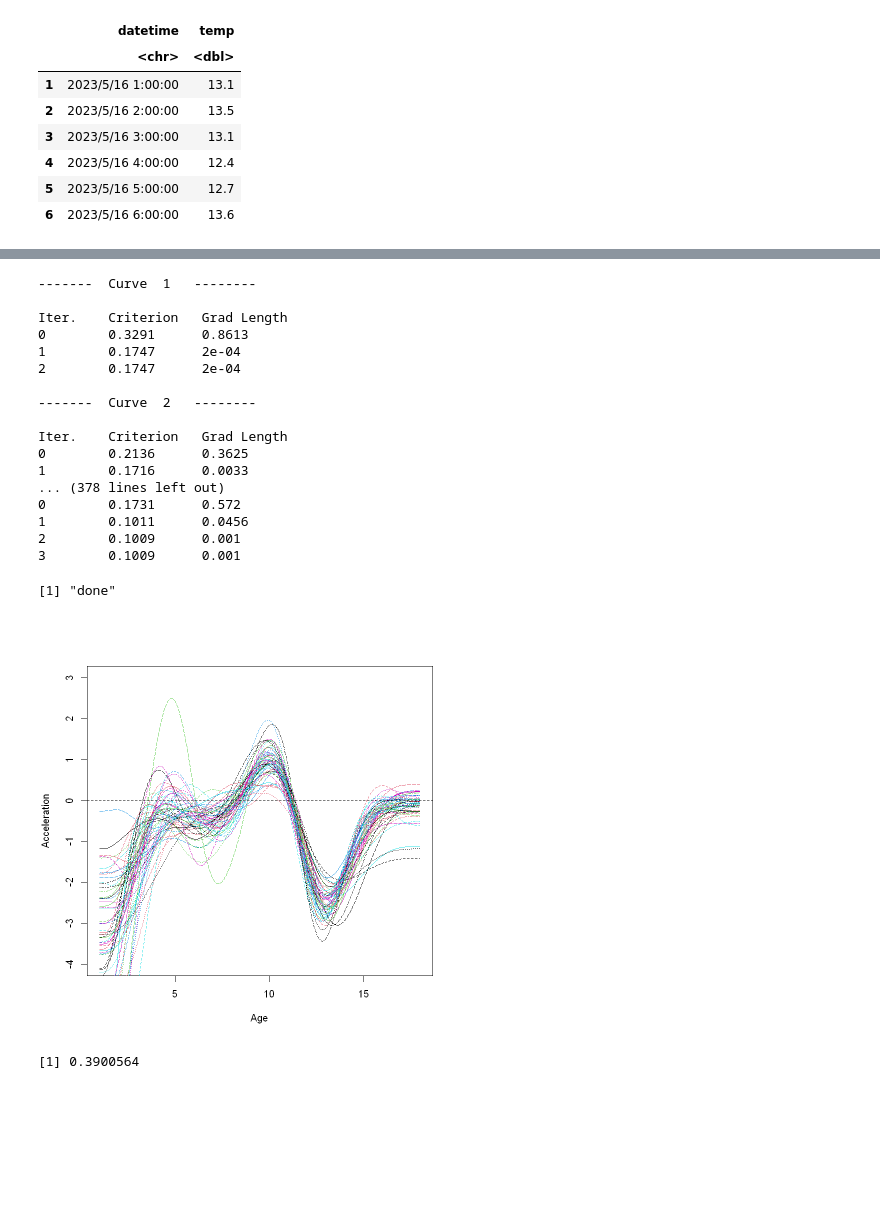
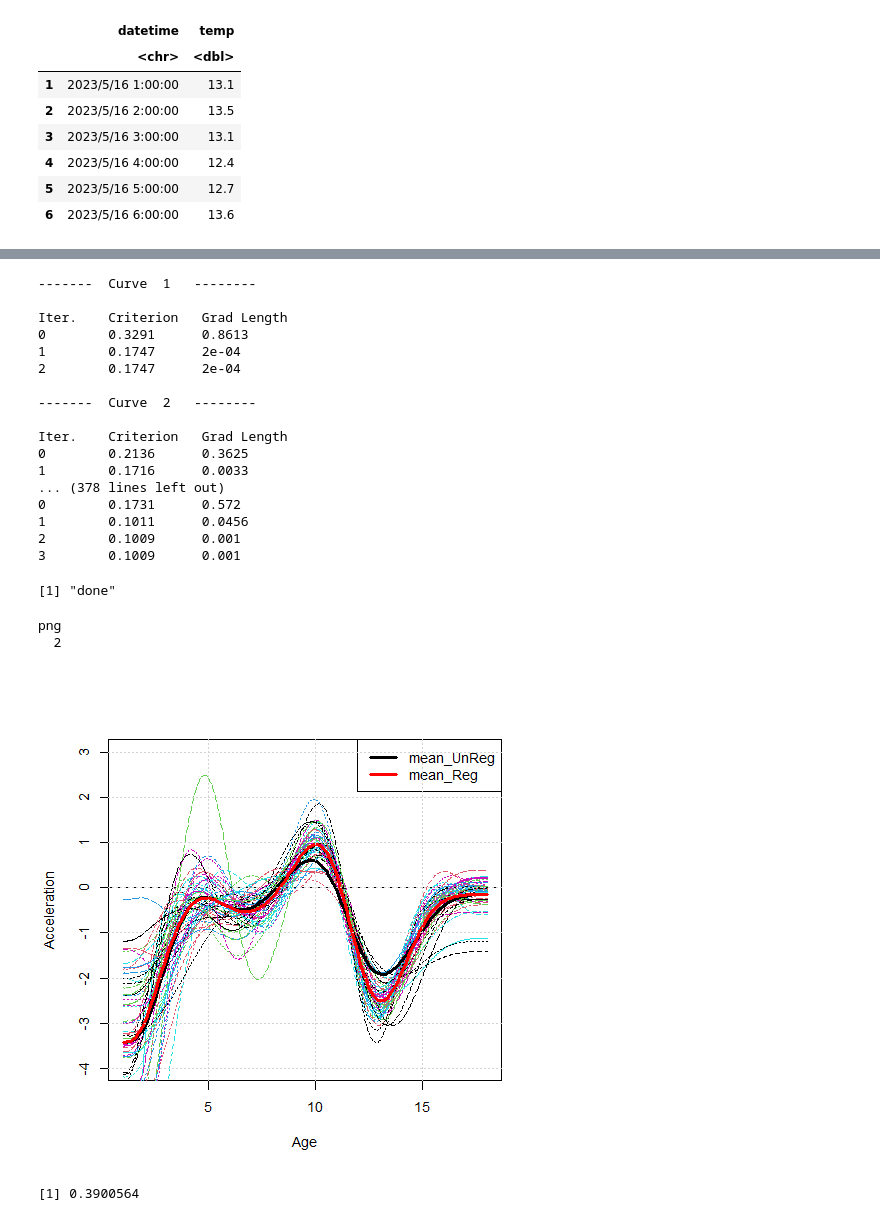
Before and after one commit to KeNtaMiyata/Piotr_FunctionalDataAnalysis, a Jupyter notebook: ch2/ch2.ipynb, the cells around one changed output, grey strips where cells are left out. Cells and saved outputs as stored; diff of their text form; code cells hidden in the pictures; blank space fills up the shorter version.

```diff
--- a/ch2/ch2.ipynb
+++ b/ch2/ch2.ipynb
@@ -45,0 +77,8 @@ library(IRdisplay)
+# %%
+deriv_observed = matrix(0, nrow = 1, ncol = length(matern_iid)-1)
+
+for (i in 1:length(matern_iid)-1){
+    a = matern_iid[i+1] - matern_iid[i]
+    deriv = a / 0.01
+    deriv_observed[i]=deriv
+}
@@ -352,7 +579,18 @@ plot(heightSmooth, lwd=2, xlab="age", ylab="height (cm)")
 # %%
 accelUnreg = deriv.fd(heightSmooth$fd, 2)
-plot(accelUnreg[,1], lwd=2, xlab="Age", ylab="Acceleration", ylim=c(-4,2))
-mean.accelUnreg = mean(accelUnreg)
-lines(mean.accelUnreg, lwd=4, col="black")
+mean_accelUnreg = mean.fd(accelUnreg)
+
+pngname=paste0("./images/232_growth_accel.png")
+png(pngname, width=500, height = 500)
+par(cex=1.2)
+
+plot(accelUnreg[,1], lwd=1, xlab="Age", ylab="Acceleration", ylim=c(-4,3))
+lines(mean_accelUnreg, lwd=3, col="black")
+legend("topright", legend="mean_UnReg", lty=1, lwd=3, col="black")
+grid()
+
+dev.off()
+png_data <- readBin(pngname, "raw", file.size(pngname))
+display_png(png_data)
 # %% [output]
 [1] "done"
@@ -362,28 +600,45 @@ Warning message in mean.default(accelUnreg):
 # %%
 regList = register.fd(yfd=accelUnreg)
 accelReg = regList$regfd
+mean_accelReg = mean.fd(accelReg)
 # $regfd extracts the registered functions
+
+pngname=paste0("./images/232_growth_accel_reg.png")
+png(pngname, width=500, height = 500)
+par(cex=1.2)
+
 plot(accelReg, xlab="Age", ylab="Acceleration", ylim=c(-4,3))
+lines(mean_accelUnreg, lwd=3, col="black")
+lines(mean_accelReg, lwd=3, col="red")
+legend("topright", legend=c("mean_UnReg", "mean_Reg"), lty=c(1,1),  lwd=c(3,3), col=c("black", "red"))
+
+grid()
+
+dev.off()
+png_data <- readBin(pngname, "raw", file.size(pngname))
+display_png(png_data)
 # %% [output]
 -------  Curve  1   --------
 
 Iter.    Criterion   Grad Length
 0        0.3291      0.8613
 1        0.1747      2e-04
 2        0.1747      2e-04
 
 -------  Curve  2   --------
 
 Iter.    Criterion   Grad Length
 0        0.2136      0.3625
 1        0.1716      0.0033
 ... (378 lines left out)
 0        0.1731      0.572
 1        0.1011      0.0456
 2        0.1009      0.001
 3        0.1009      0.001
 [1] "done"
+png
+  2
-[figure, old version]
+[figure, new version]
 # %%
 warpFunctions = regList$warpfd
 # $warpfd extracts the warping functions
```
Also changed, not shown: parts of 48 cells of this notebook, 29 other files.
